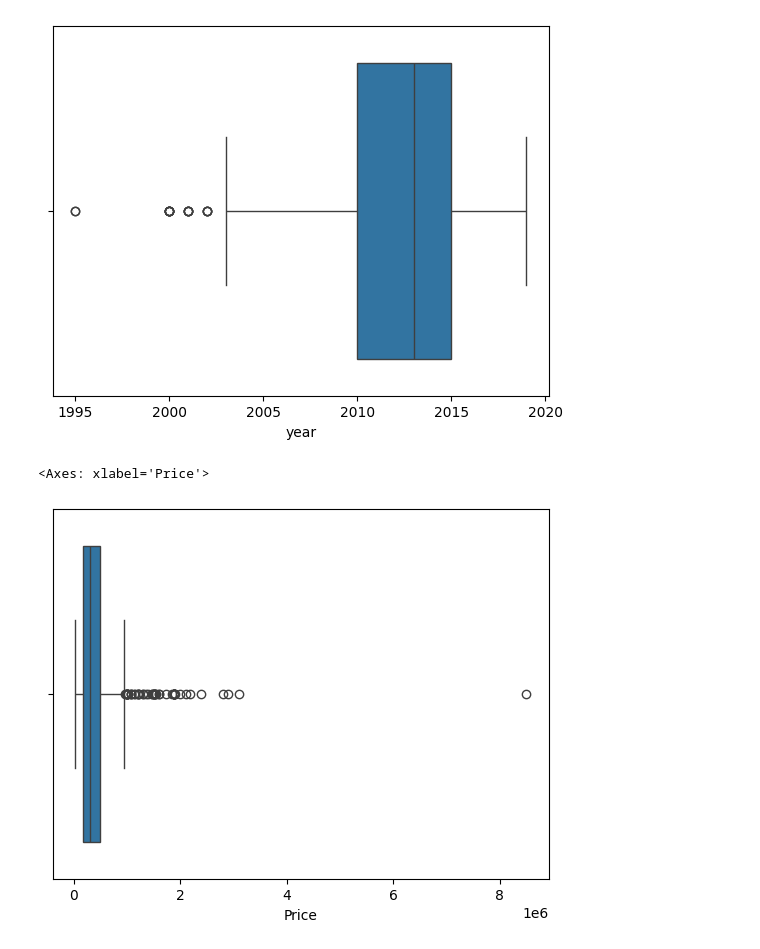
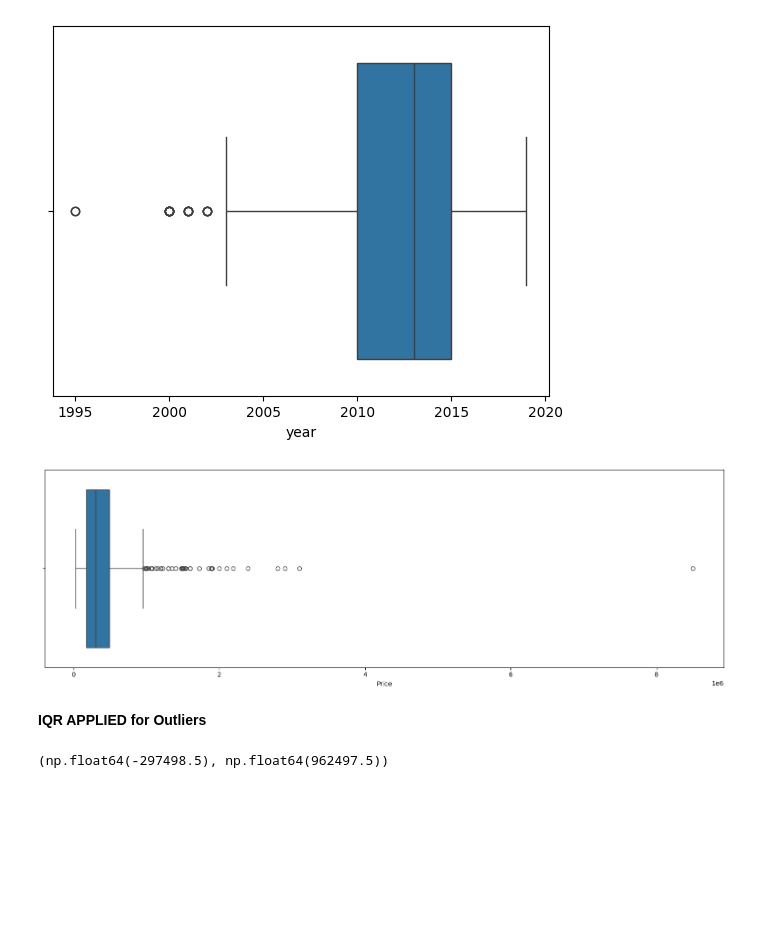
Before and after one commit to UtkarshGupta048/Data-Analytics, a Jupyter notebook: Car_Price_Prediction.ipynb, the cells around one changed output. Cells and saved outputs as stored; diff of their text form; code cells hidden in the pictures; blank space fills up the shorter version.

```diff
--- a/Car_Price_Prediction.ipynb
+++ b/Car_Price_Prediction.ipynb
@@ -229,10 +231,14 @@ sns.boxplot(x=df['year'])
 # %% [output]
 <Axes: xlabel='year'>
 [figure]
-# %%
-sns.boxplot(x=df['Price'])
-# %% [output]
-<Axes: xlabel='Price'>
-[figure, removed]
+# %%
+plt.figure(figsize=(15,5))
+sns.boxplot(data=df,x='Price')
+plt.tight_layout()
+plt.show()
+# %% [output]
+[figure, added]
 # %%
 df['Price']=df['Price'].astype(int)
+# %% [markdown]
+**IQR APPLIED for Outliers**
@@ -238,0 +252,4 @@ df['Price']=df['Price'].astype(int)
+# %%
+min_range_price,max_range_price
+# %% [output]
+(np.float64(-297498.5), np.float64(962497.5))
```
Also changed, not shown: parts of 21 cells of this notebook.
